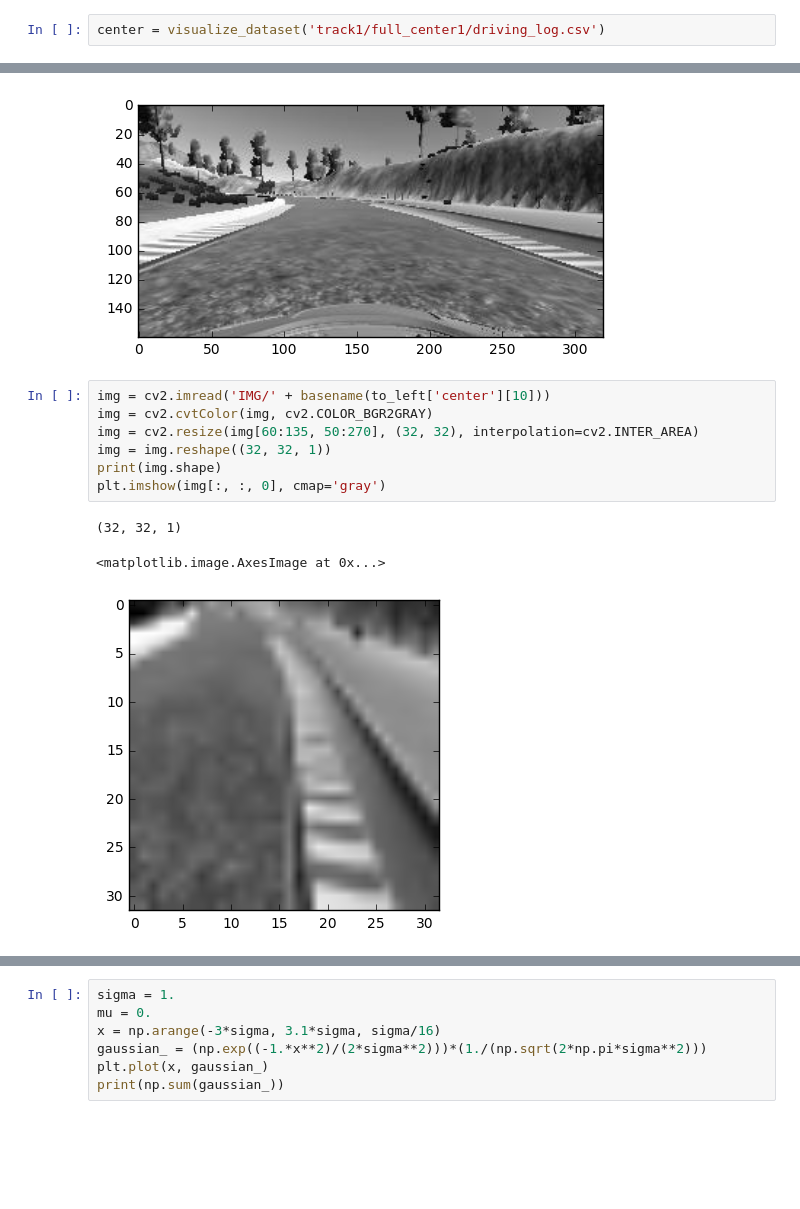
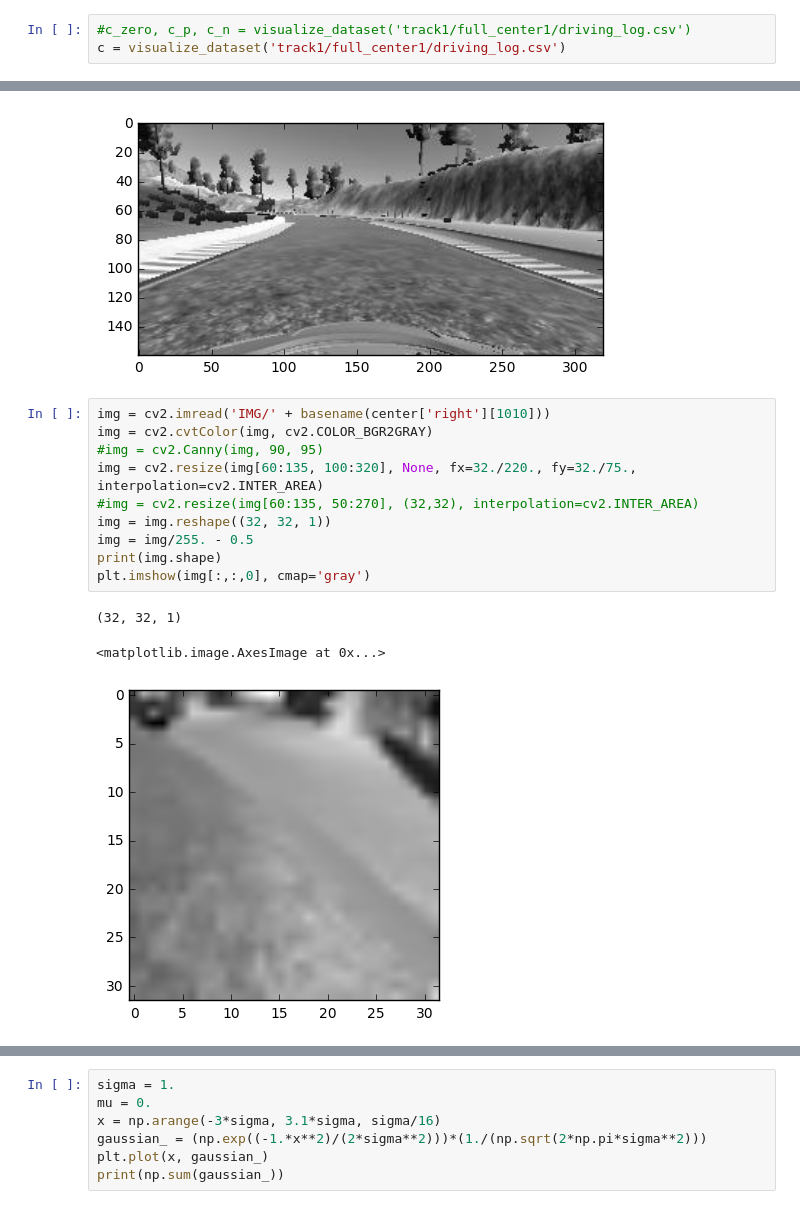
Before and after one commit to apereiral/Behavioral-Cloning-Project, a Jupyter notebook: behavioral-cloning-notebook.ipynb, the cells around one changed output, grey strips where cells are left out. Cells and saved outputs as stored; diff of their text form; blank space fills up the shorter version.

```diff
--- a/behavioral-cloning-notebook.ipynb
+++ b/behavioral-cloning-notebook.ipynb
@@ -39,2 +70,3 @@ center_rev = visualize_dataset('track1/full_center_rev1/driving_log.csv')
 # %%
-center = visualize_dataset('track1/full_center1/driving_log.csv')
+#c_zero, c_p, c_n = visualize_dataset('track1/full_center1/driving_log.csv')
+c = visualize_dataset('track1/full_center1/driving_log.csv')
@@ -272,13 +594,16 @@ plt.imshow(img[:, :, 0], cmap='gray')
 <matplotlib.image.AxesImage at 0x...>
 [figure]
 # %%
-img = cv2.imread('IMG/' + basename(to_left['center'][10]))
+img = cv2.imread('IMG/' + basename(center['right'][1010]))
 img = cv2.cvtColor(img, cv2.COLOR_BGR2GRAY)
-img = cv2.resize(img[60:135, 50:270], (32, 32), interpolation=cv2.INTER_AREA)
+#img = cv2.Canny(img, 90, 95)
+img = cv2.resize(img[60:135, 100:320], None, fx=32./220., fy=32./75., interpolation=cv2.INTER_AREA)
+#img = cv2.resize(img[60:135, 50:270], (32,32), interpolation=cv2.INTER_AREA)
 img = img.reshape((32, 32, 1))
+img = img/255. - 0.5
 print(img.shape)
-plt.imshow(img[:, :, 0], cmap='gray')
+plt.imshow(img[:,:,0], cmap='gray')
 # %% [output]
 (32, 32, 1)
 <matplotlib.image.AxesImage at 0x...>
-[figure, old version]
+[figure, new version]
```
Also changed, not shown: parts of 51 cells of this notebook, 3 other files.
